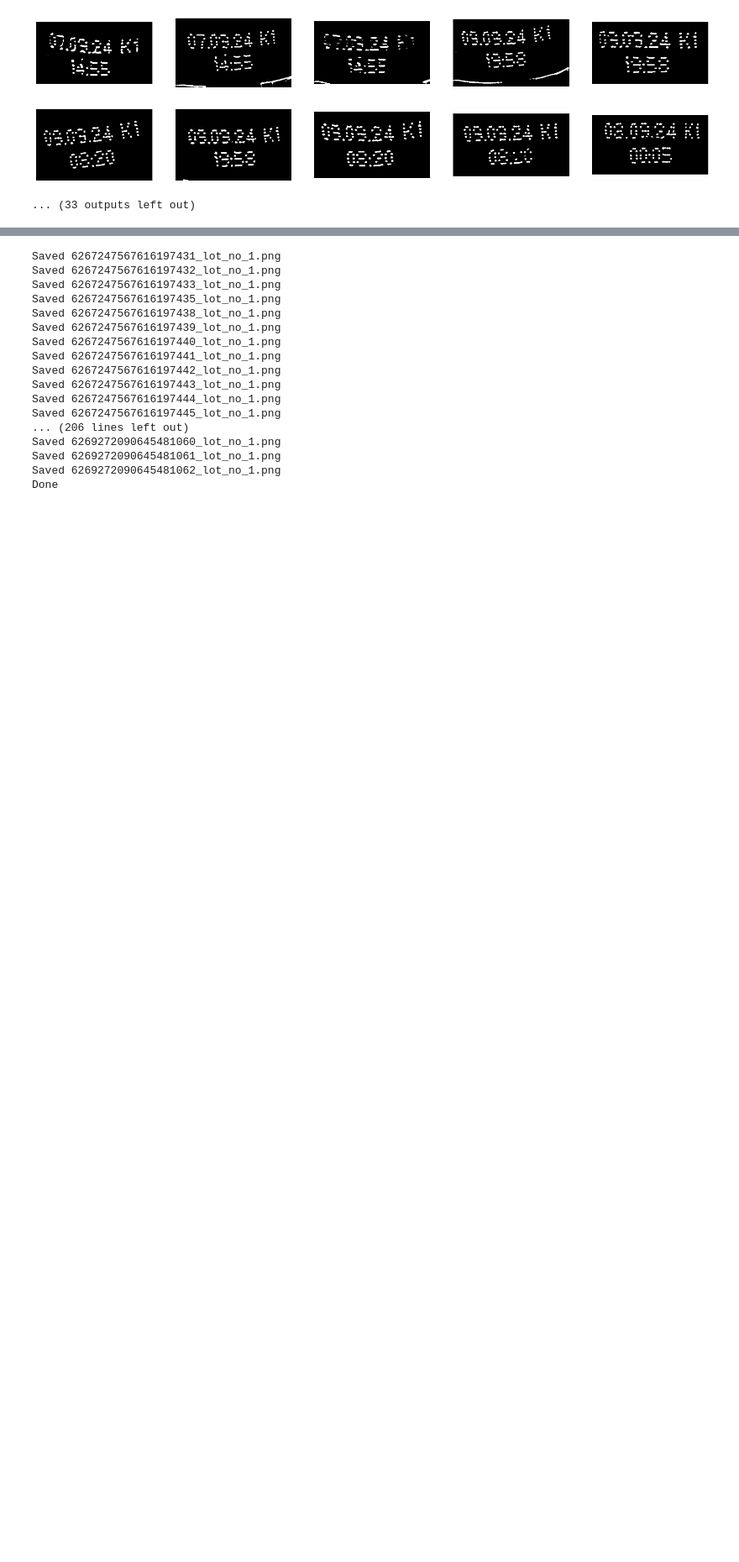
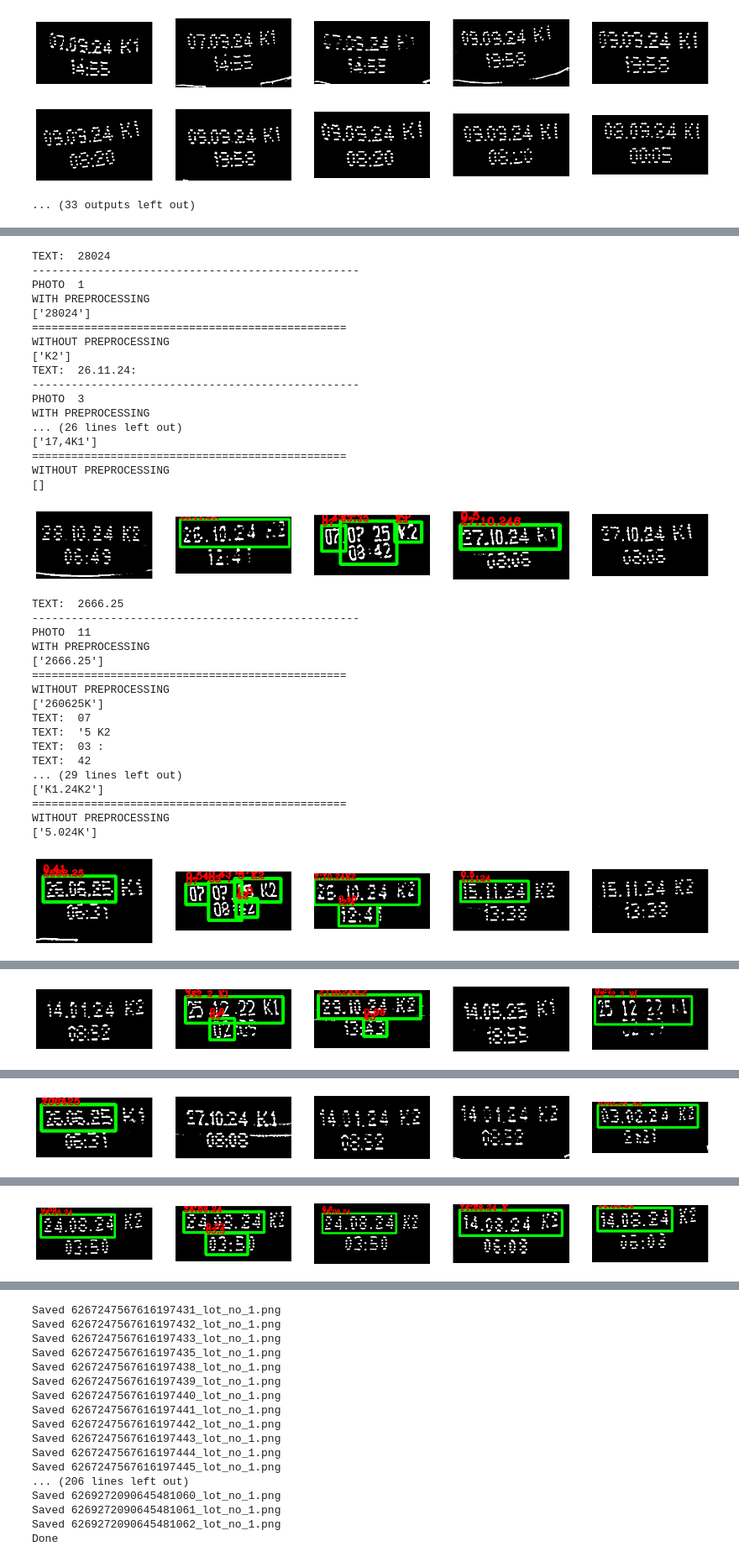
Before and after one commit to LeToyek/ocr-lotno-model, a Jupyter notebook: preprocessing_cap.ipynb, the cells around one changed output, grey strips where cells are left out. Shown at 84% size. Saved outputs shown, nothing was run; the diff lists cells and outputs as text; code cells hidden in the pictures; blank space fills up the shorter version.

```diff
--- a/preprocessing_cap.ipynb
+++ b/preprocessing_cap.ipynb
@@ -91,0 +159,70 @@ for photo_file in photo_files:
+# %%
+# open all photos from ./data/more_cap_cropped
+
+# Process each photo if it ends with .png
+count = 0
+show_per_row = 5
+photos_path = "./data/more_cap_cropped"
+photo_files = [f for f in os.listdir(photos_path) if os.path.isfile(os.path.join(photos_path, f))]
+for i,photo_file in enumerate(photo_files):
+    if photo_file.endswith(".png"):
+        photo_path = os.path.join(photos_path, photo_file)
+        res = process_image(photo_path)
+        res = cv2.cvtColor(res, cv2.COLOR_BGR2RGB)
+        raw = cv2.imread(photo_path)
+        bounds = reader.readtext(res)
+        raw_bound = reader.readtext(raw)
+        draw_bounding_boxes(res, bounds)
+        # print the result with no detail
+        print("-"*50)
+        print("PHOTO ", i)
+        print("WITH PREPROCESSING")
+        print([bound[1] for bound in bounds])
+        print("================================================")
+        print("WITHOUT PREPROCESSING")
+        print([bound[1] for bound in raw_bound])
+        if count % show_per_row == 0:
+            fig, axs = plt.subplots(1, show_per_row, figsize=(20, 5))
+        axs[count % show_per_row].imshow(res, cmap='gray')
+        axs[count % show_per_row].axis('off')
+        count += 1
+        if count % show_per_row == 0:
+            plt.show()
+plt.show()
+# %% [output]
+TEXT:  28024
+--------------------------------------------------
+PHOTO  1
+WITH PREPROCESSING
+['28024']
+================================================
+WITHOUT PREPROCESSING
+['K2']
+TEXT:  26.11.24:
+--------------------------------------------------
+PHOTO  3
+WITH PREPROCESSING
+... (26 lines left out)
+['17,4K1']
+================================================
+WITHOUT PREPROCESSING
+[]
+[figure, added]
+TEXT:  2666.25
+--------------------------------------------------
+PHOTO  11
+WITH PREPROCESSING
+['2666.25']
+================================================
+WITHOUT PREPROCESSING
+['260625K']
+TEXT:  07
+TEXT:  '5 K2
+TEXT:  03 :
+TEXT:  42
+... (29 lines left out)
+['K1.24K2']
+================================================
+WITHOUT PREPROCESSING
+['5.024K']
+[figure, added]
@@ -91,0 +246 @@ for photo_file in photo_files:
+[figure, added]
@@ -91,0 +264 @@ for photo_file in photo_files:
+[figure, added]
@@ -91,0 +300 @@ for photo_file in photo_files:
+[figure, added]
```
Also changed, not shown: parts of 7 cells of this notebook, 23 other files.
